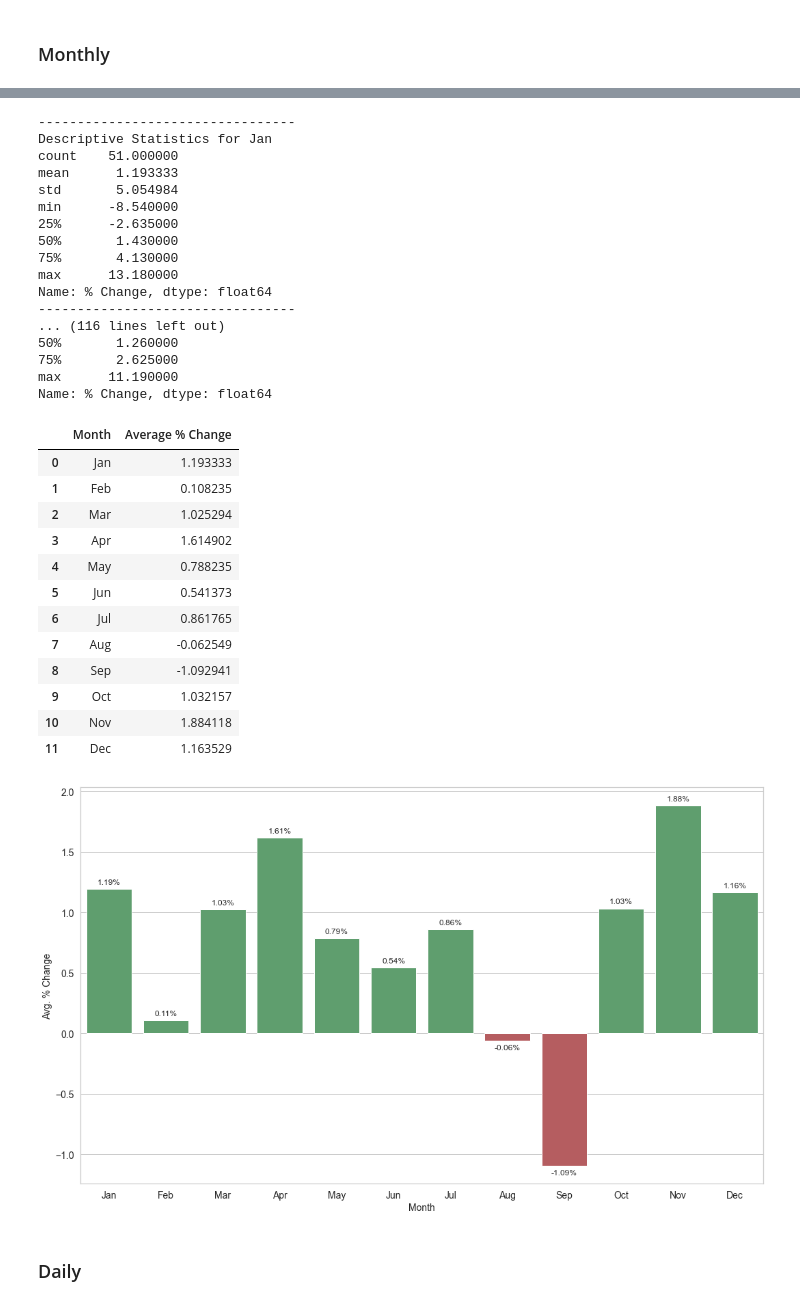
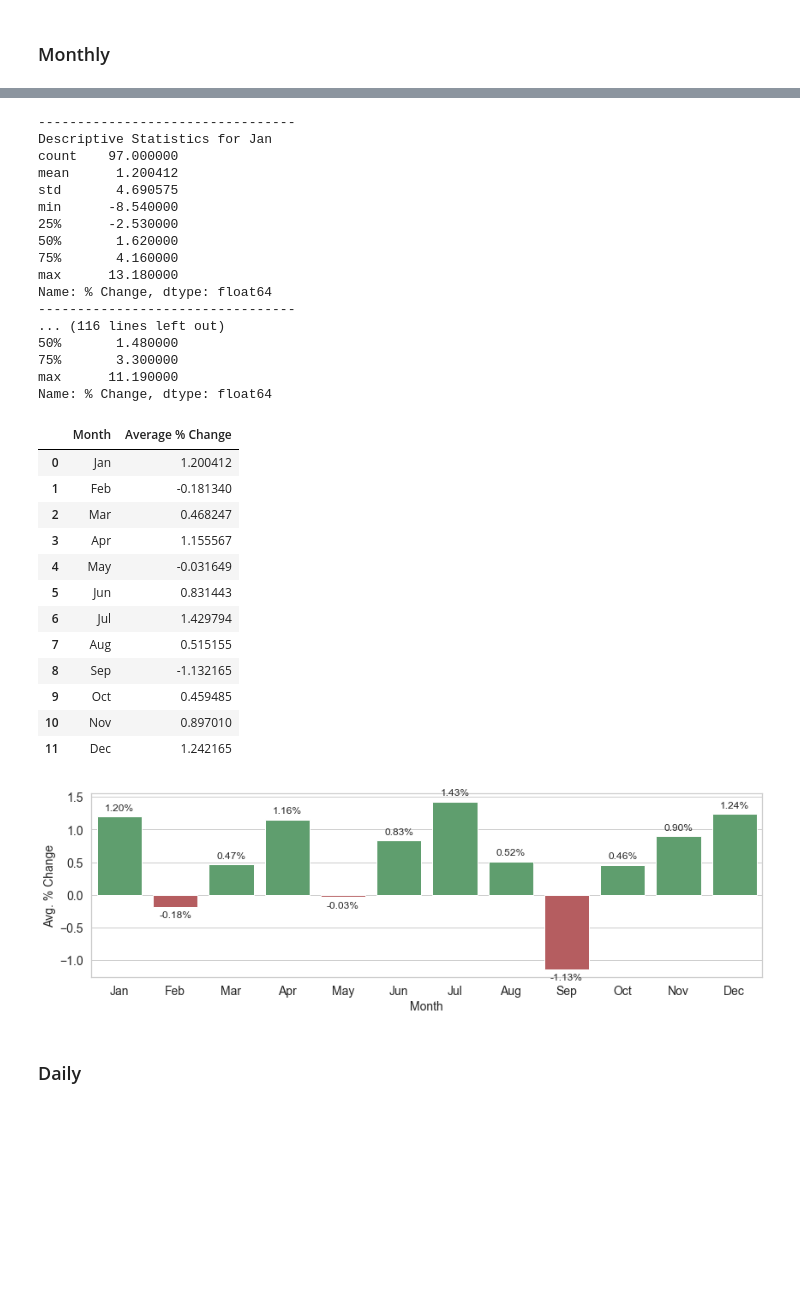
Before and after one commit to alejotoro-o/SPX-analysis, a Jupyter notebook: spx_analysis.ipynb, the cells around one changed output, grey strips where cells are left out. Cells and saved outputs as stored; diff of their text form; code cells hidden in the pictures; blank space fills up the shorter version.

```diff
--- a/spx_analysis.ipynb
+++ b/spx_analysis.ipynb
@@ -6,7 +6,7 @@ import seaborn as sns
 import matplotlib.pyplot as plt
 # %%
 # Define the start and end years (YYYY)
-start_year = '1974'
+start_year = '1928'
 end_year = '2025'
 # %%
 plt.rcParams.update({
@@ -365,19 +358,19 @@ for month, month_df in zip(months, months_dfs):
 # %% [output]
 ---------------------------------
 Descriptive Statistics for Jan
-count    51.000000
-mean      1.193333
-std       5.054984
+count    97.000000
+mean      1.200412
+std       4.690575
 min      -8.540000
-25%      -2.635000
-50%       1.430000
-75%       4.130000
+25%      -2.530000
+50%       1.620000
+75%       4.160000
 max      13.180000
 Name: % Change, dtype: float64
 ---------------------------------
 ... (116 lines left out)
-50%       1.260000
-75%       2.625000
+50%       1.480000
+75%       3.300000
 max      11.190000
 Name: % Change, dtype: float64
 # %%
@@ -397,46 +390,46 @@ monthly_averages_df = pd.DataFrame(
 display(monthly_averages_df)
 # %% [output]
 |  | Month | Average % Change |
-| 0 | Jan | 1.193333 |
-| 1 | Feb | 0.108235 |
-| 2 | Mar | 1.025294 |
-| 3 | Apr | 1.614902 |
-| 4 | May | 0.788235 |
-| 5 | Jun | 0.541373 |
-| 6 | Jul | 0.861765 |
-| 7 | Aug | -0.062549 |
-| 8 | Sep | -1.092941 |
-| 9 | Oct | 1.032157 |
-| 10 | Nov | 1.884118 |
-| 11 | Dec | 1.163529 |
+| 0 | Jan | 1.200412 |
+| 1 | Feb | -0.181340 |
+| 2 | Mar | 0.468247 |
+| 3 | Apr | 1.155567 |
+| 4 | May | -0.031649 |
+| 5 | Jun | 0.831443 |
+| 6 | Jul | 1.429794 |
+| 7 | Aug | 0.515155 |
+| 8 | Sep | -1.132165 |
+| 9 | Oct | 0.459485 |
+| 10 | Nov | 0.897010 |
+| 11 | Dec | 1.242165 |
 # %%
 colors = ["g" if val >= 0 else "r" for val in monthly_averages_df["Average % Change"]]
 
-plt.figure(figsize=(15,9))
+plt.figure(figsize=(12,4))
 barplot = sns.barplot(data=monthly_averages_df, x="Month", y="Average % Change", palette=colors)
 for p in barplot.patches:
     if p.get_height() > 0:
         barplot.annotate(f'{p.get_height():.2f}%',
                         (p.get_x() + p.get_width() / 2., p.get_height()),
                         ha = 'center',
                         va = 'center',
                         xytext = (0, 10),
                         textcoords = 'offset points')
     else:
         barplot.annotate(f'{p.get_height():.2f}%',
                         (p.get_x() + p.get_width() / 2., p.get_height()),
                         ha = 'center',
                         va = 'center',
                         xytext = (0, -10),
                         textcoords = 'offset points')
 
 plt.xlabel('Month', fontsize=14)
 plt.ylabel('Avg. % Change', fontsize=14)
 plt.xticks(fontsize=14)
 plt.yticks(fontsize=14)
 plt.tight_layout()
 # %% [output]
-[figure, old version]
+[figure, new version]
 # %% [markdown]
 ### Daily
 # %%
```
Also changed, not shown: parts of 20 cells of this notebook, 2 other files.
